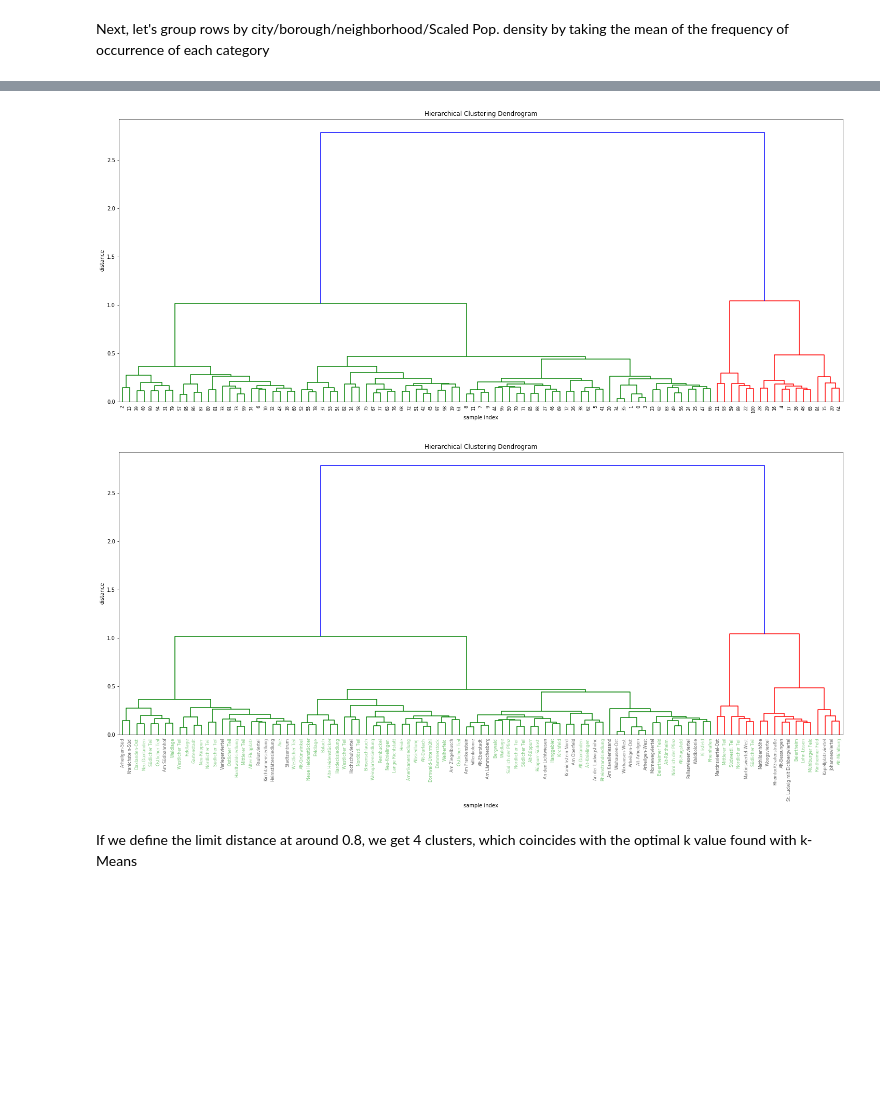
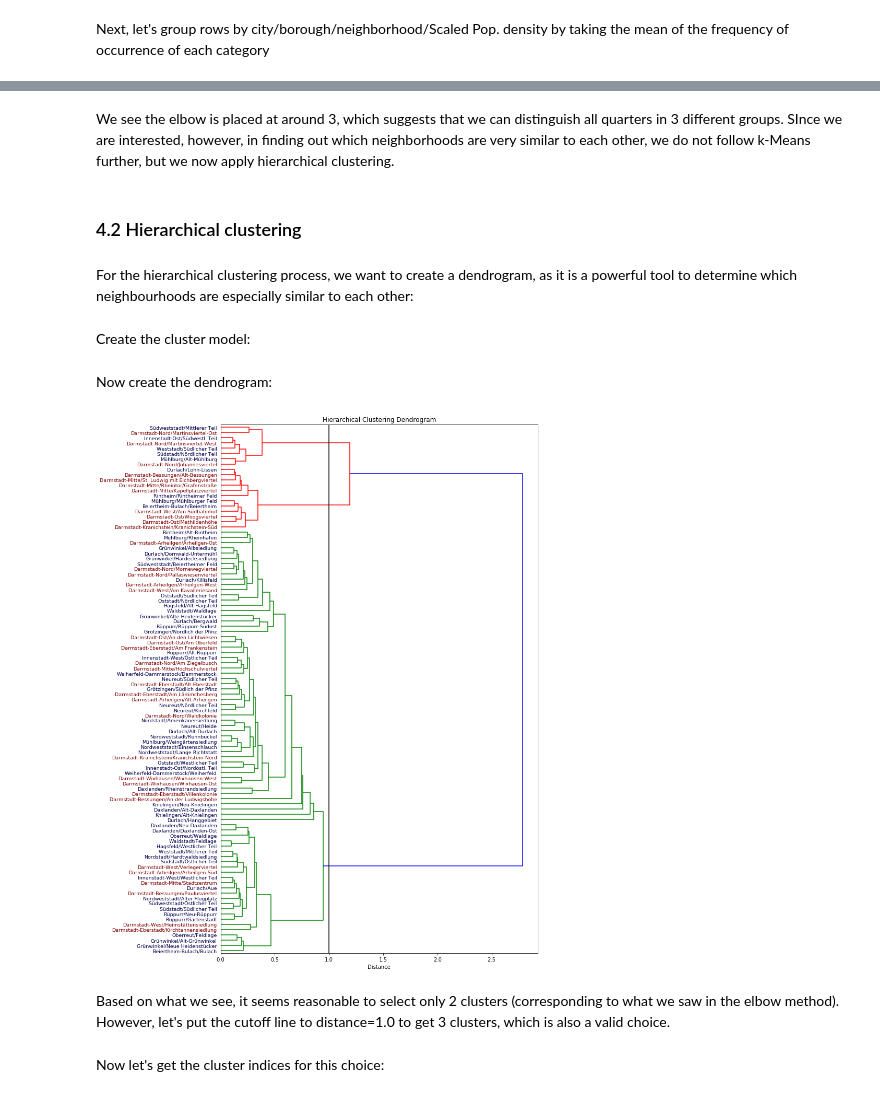
Before and after one commit to SteSa1987/coursera-ibm-capstone, a Jupyter notebook: Comparing Darmstadt and Karlsruhe.ipynb, the cells around one changed output, grey strips where cells are left out. Drawn from its saved outputs; the diff is of its cells as text; code cells hidden in the pictures; blank space fills up the shorter version.

```diff
--- a/Comparing Darmstadt and Karlsruhe.ipynb
+++ b/Comparing Darmstadt and Karlsruhe.ipynb
@@ -621,7 +666,8 @@ venues = getNearbyVenues(city=df_both['City'],
                             neigh=df_both['Neighborhood'],
                             inhabitants=df_both['Density Inh/ha'],
                             latitudes=df_both['Latitude'],
-                            longitudes=df_both['Longitude']
+                            longitudes=df_both['Longitude'],
+                            radius=radius
                            )
 # %% [output]
 DA Darmstadt-Mitte Stadtzentrum
@@ -731,6 +755,8 @@ venues_onehot.insert(0, 'CityName', venues['City'])
 venues_onehot.insert(1, 'BoroughName', venues['Borough'])
 venues_onehot.insert(2, 'NeighborhoodName', venues['Neighborhood'])
 venues_onehot.insert(3, 'Scaled Pop. Density', density_scaled)
+venues_onehot.insert(4, 'Neighborhood Latitude', venues['Neighborhood Latitude'])
+venues_onehot.insert(5, 'Neighborhood Longitude', venues['Neighborhood Longitude'])
 
-venues_onehot
+venues_onehot.head()
 # %% [output]
@@ -977,0 +772,2 @@ from scipy.cluster.hierarchy import dendrogram, linkage
+# %%
+venues_grouped = venues_onehot.groupby(['CityName','BoroughName','NeighborhoodName','Scaled Pop. Density','Neighborhood Latitude','Neighborhood Longitude']).mean().reset_index()
@@ -977,0 +847,5 @@ from scipy.cluster.hierarchy import dendrogram, linkage
+# %%
+venues_cluster=venues_grouped.copy()
+
+venues_cluster.drop(columns=['CityName','BoroughName','NeighborhoodName','Neighborhood Latitude','Neighborhood Longitude'], inplace=True)
+venues_cluster.head()
@@ -977,0 +887,6 @@ from scipy.cluster.hierarchy import dendrogram, linkage
+# %% [markdown]
+We see the elbow is placed at around 3, which suggests that we can distinguish all quarters in 3 different groups. SInce we are interested, however, in finding out which neighborhoods are very similar to each other, we do not follow k-Means further, but we now apply hierarchical clustering.
+# %% [markdown]
+### 4.2 Hierarchical clustering
+# %% [markdown]
+For the hierarchical clustering process, we want to create a dendrogram, as it is a powerful tool to determine which neighbourhoods are especially similar to each other:
@@ -978,20 +895,9 @@ from scipy.cluster.hierarchy import dendrogram, linkage
+# %% [markdown]
+Create the cluster model:
 # %%
 Z = linkage(venues_cluster, 'ward')
-# %%
-# calculate full dendrogram
-plt.figure(figsize=(25, 10))
-plt.title('Hierarchical Clustering Dendrogram')
-plt.xlabel('sample index')
-plt.ylabel('distance')
-dendrogram(
-    Z,
-    leaf_rotation=90.,  # rotates the x axis labels
-    leaf_font_size=8.,  # font size for the x axis labels
-    labels=venues_grouped.index
-)
-plt.show()
-# %% [output]
-[figure, removed]
+# %% [markdown]
+Now create the dendrogram:
 # %%
 def getCityIndex(name):
     if(name=='KA'):
@@ -1004,31 +910,39 @@ def getCityIndex(name):
 # %%
 # calculate full dendrogram
 df_temp=venues_grouped.copy()
-plt.figure(figsize=(25, 10))
+fig=plt.figure(figsize=(12, 15))
 plt.title('Hierarchical Clustering Dendrogram')
-plt.xlabel('sample index')
-plt.ylabel('distance')
+plt.xlabel('Distance')
+
+label_list=df_temp['BoroughName']+'/'+df_temp['NeighborhoodName']
+label_list=label_list.tolist()
+
 dendrogram(
     Z,
-    leaf_rotation=90,  # rotates the x axis labels
-    leaf_font_size=8.,  # font size for the x axis labels
-    labels=df_temp['NeighborhoodName'].tolist()
+    orientation='right',
+    leaf_rotation=0,  # rotates the x axis labels
+    leaf_font_size=9.5,  # font size for the x axis labels
+    labels=label_list
 )
 
 # Create a color palette with 2 colors (for KA and DA)
-my_palette = plt.cm.get_cmap("Accent", 2)
+my_palette = plt.cm.get_cmap("seismic", 2)
 
 ax = plt.gca()
-xlbls = ax.get_xmajorticklabels()
+xlbls = ax.get_ymajorticklabels()
 for i in range(len(xlbls)):
-    city_series=df_temp[df_temp['NeighborhoodName']==xlbls[i].get_text()].CityName # get the name of the city for the current neighborhood
+    city_series=df_temp[df_temp['BoroughName']+'/'+df_temp['NeighborhoodName']==xlbls[i].get_text()].CityName # get the name of the city for the current neighborhood
     city_name=city_series.values[0]
     #print(city_series)
     val=getCityIndex(city_name)
     #print(city_name,val)
     xlbls[i].set_color(my_palette(val))
+
+# cutoff line
+d_max=1.0
+plt.axvline(x=d_max, c='k', label='cutoff line')
+fig.tight_layout()
+plt.savefig("dendrogram.pdf",format='pdf')
 plt.show()
 # %% [output]
-[figure, old version]
+[figure, new version]
-# %% [markdown]
-If we define the limit distance at around 0.8, we get 4 clusters, which coincides with the optimal k value found with k-Means
@@ -1034,0 +953,4 @@ If we define the limit distance at around 0.8, we get 4 clusters, which coincide
+# %% [markdown]
+Based on what we see, it seems reasonable to select only 2 clusters (corresponding to what we saw in the elbow method). However, let's put the cutoff line to distance=1.0 to get 3 clusters, which is also a valid choice.
+# %% [markdown]
+Now let's get the cluster indices for this choice:
```
Also changed, not shown: parts of 112 cells of this notebook.
